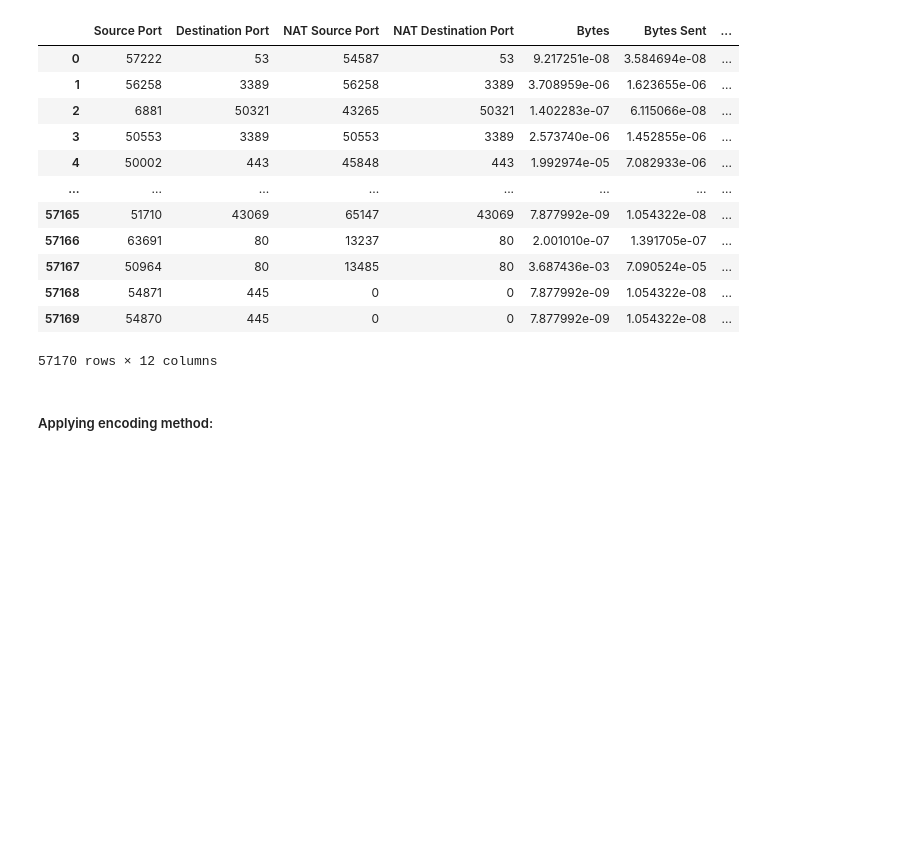
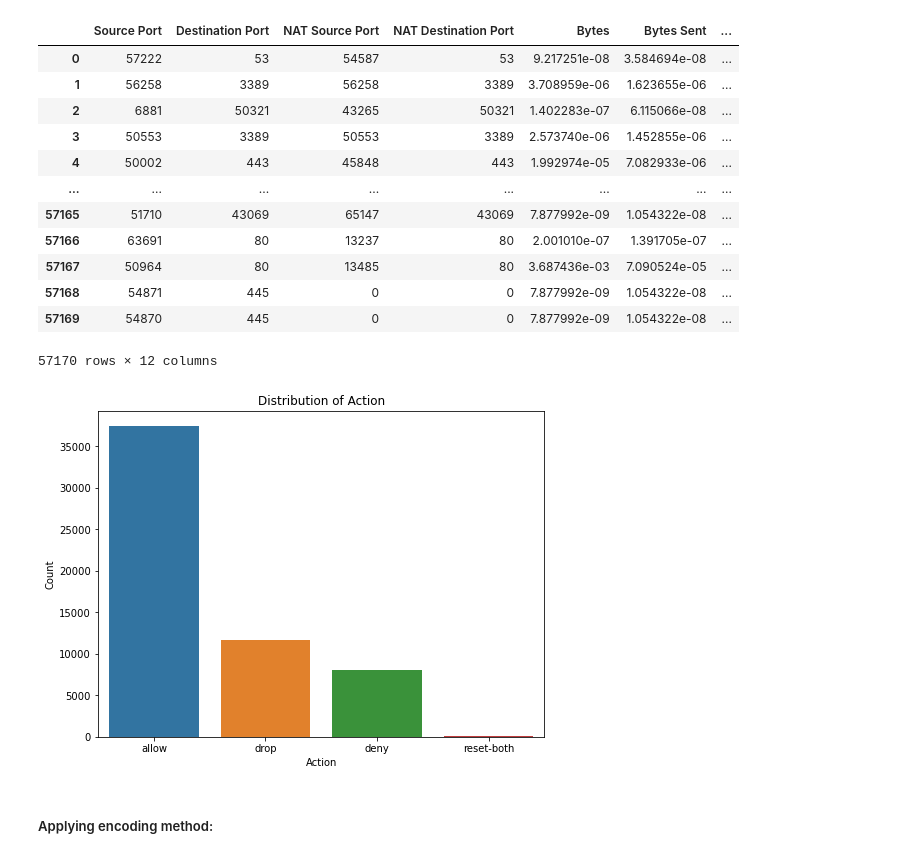
Before and after one commit to ThBrasilDaCosta/ML-Firewall-Inc-Traffic, a Jupyter notebook: ThiagoCosta_ML_CA1.ipynb, the cells around one changed output. Saved outputs shown, nothing was run; the diff lists cells and outputs as text; code cells hidden in the pictures; blank space fills up the shorter version.

Commit message:
created a plot to check the distribution of 'Action', how many time each value occured.

```diff
--- a/ThiagoCosta_ML_CA1.ipynb
+++ b/ThiagoCosta_ML_CA1.ipynb
@@ -193,6 +195,15 @@ firewall_traffic
 | 57168 | 54871 | 445 | 0 | 0 | 7.877992e-09 | 1.054322e-08 | ... |
 | 57169 | 54870 | 445 | 0 | 0 | 7.877992e-09 | 1.054322e-08 | ... |
 57170 rows × 12 columns
+# %%
+plt.figure(figsize=(8, 6))
+sns.countplot(data=firewall_traffic, x='Action')
+plt.title('Distribution of Action')
+plt.xlabel('Action')
+plt.ylabel('Count')
+plt.show()
+# %% [output]
+[figure, added]
 # %% [markdown]
 ##### Applying encoding method:
 # %%
```
Also changed, not shown: parts of 31 cells of this notebook.
